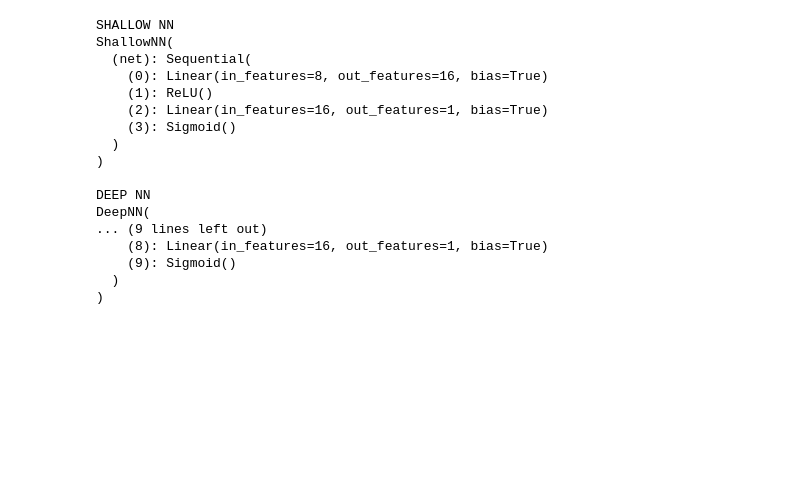
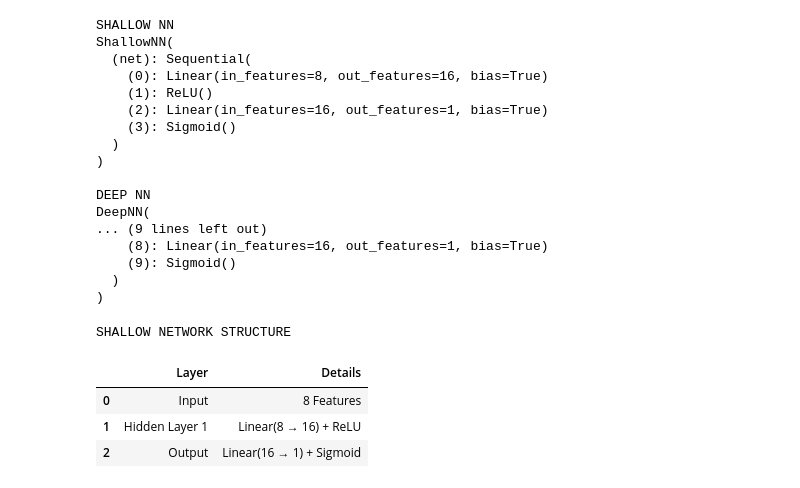
Before and after one commit to maimunarahma/ai-ml, a Jupyter notebook: Nural_network/neural_network.ipynb, the cells around one changed output. Cells and saved outputs as stored; diff of their text form; code cells hidden in the pictures; blank space fills up the shorter version.

```diff
--- a/Nural_network/neural_network.ipynb
+++ b/Nural_network/neural_network.ipynb
@@ -269,3 +272,24 @@ DeepNN(
     (9): Sigmoid()
   )
 )
+# %%
+# network structure
+from pandas import DataFrame
+
+shallow_structure = pd.DataFrame({
+    "Layer": ["Input", "Hidden Layer 1", "Output"],
+    "Details": [
+        f"{X.shape[1]} Features",
+        "Linear(8 → 16) + ReLU",
+        "Linear(16 → 1) + Sigmoid"
+    ]
+})
+
+print("SHALLOW NETWORK STRUCTURE")
+display(shallow_structure)
+# %% [output]
+SHALLOW NETWORK STRUCTURE
+|  | Layer | Details |
+| 0 | Input | 8 Features |
+| 1 | Hidden Layer 1 | Linear(8 → 16) + ReLU |
+| 2 | Output | Linear(16 → 1) + Sigmoid |
```
Also changed, not shown: parts of 8 cells of this notebook.
